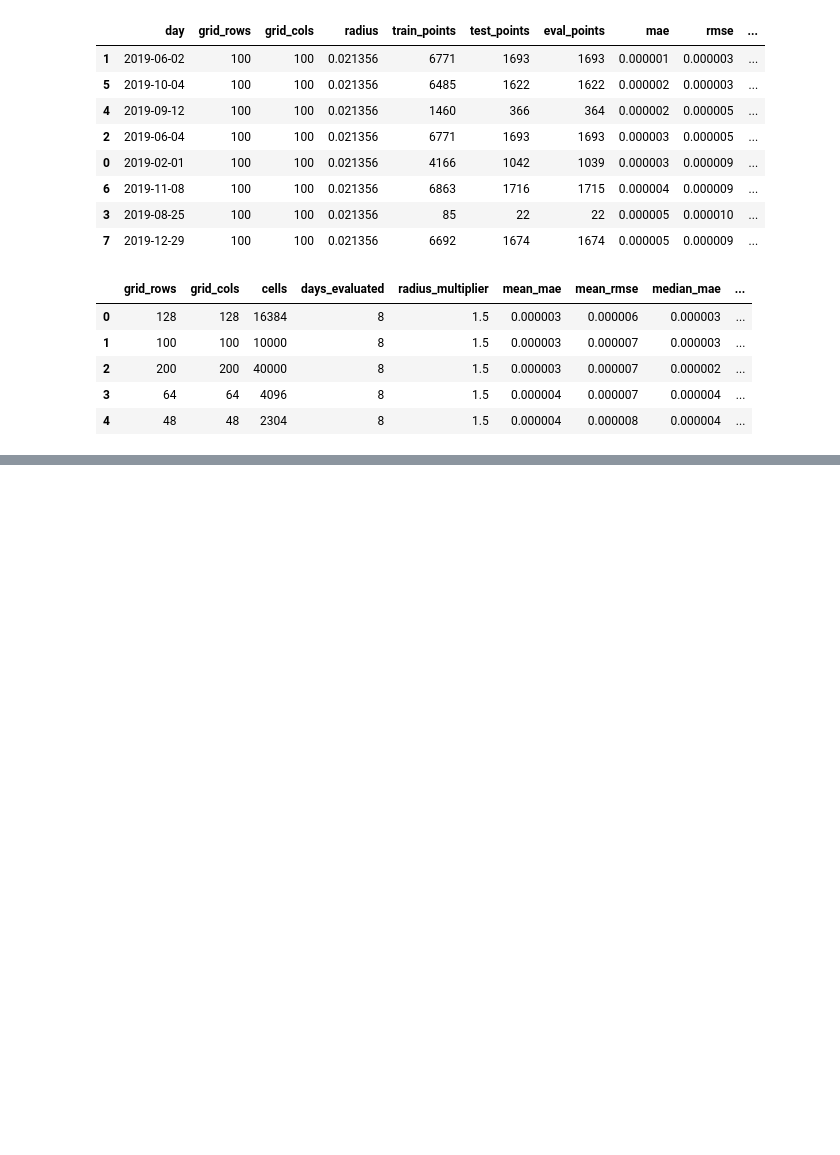
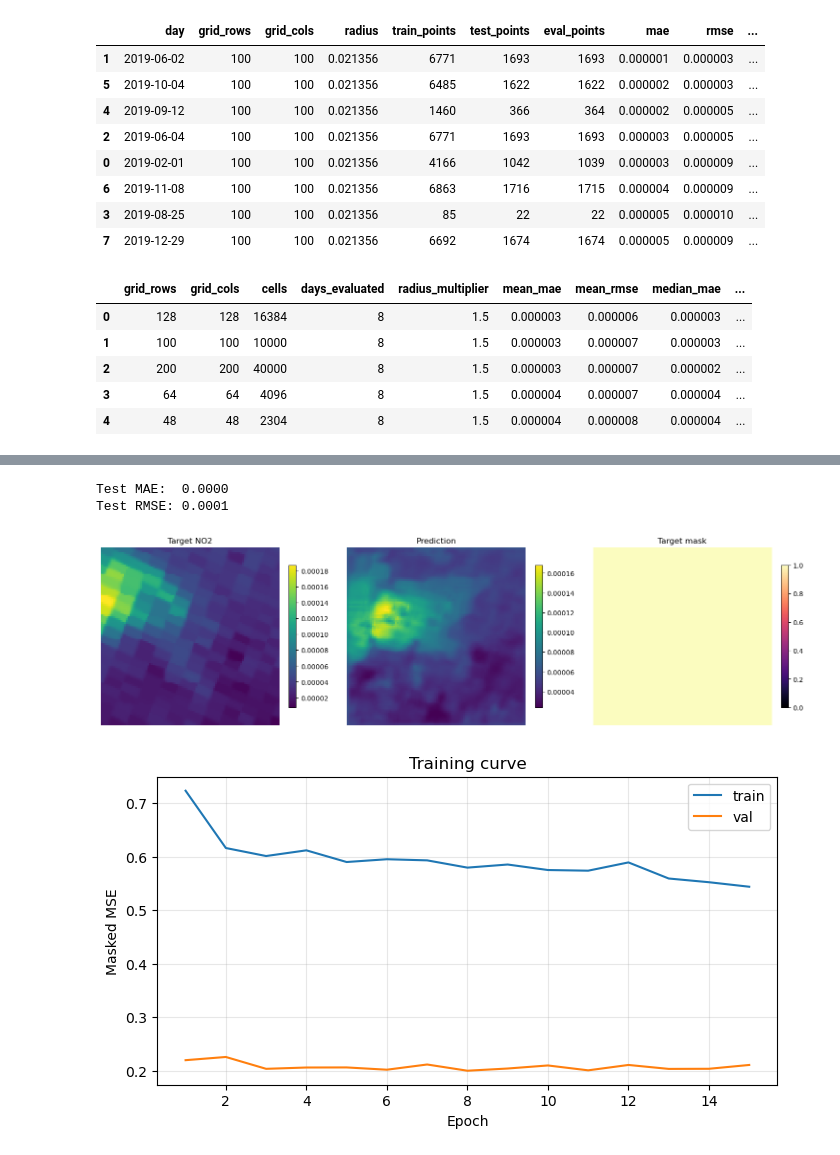
Before and after one commit to ArjSheth/ClimateConsciousImli, a Jupyter notebook: ml_stuff_finally.ipynb, the cells around one changed output, grey strips where cells are left out. Saved outputs shown, nothing was run; the diff lists cells and outputs as text; code cells hidden in the pictures; blank space fills up the shorter version.

```diff
--- a/ml_stuff_finally.ipynb
+++ b/ml_stuff_finally.ipynb
@@ -1011,0 +1327,79 @@ Longitude axis length: 100
+# %%
+from random import randint
+def evaluate_on_loader(model, loader, mean, std):
+    model.eval()
+    preds = []
+    targets = []
+    masks = []
+
+    with torch.no_grad():
+        for x, y, y_mask in loader:
+            x = x.to(device)
+            y = y.to(device)
+            y_mask = y_mask.to(device)
+            prediction = model(x)
+
+            preds.append(prediction.cpu().numpy())
+            targets.append(y.cpu().numpy())
+            masks.append(y_mask.cpu().numpy())
+
+    preds = np.concatenate(preds, axis=0)
+    targets = np.concatenate(targets, axis=0)
+    masks = np.concatenate(masks, axis=0)
+
+    preds = preds * std + mean
+    targets = targets * std + mean
+
+    valid = masks > 0
+    mae = np.mean(np.abs(preds[valid] - targets[valid]))
+    rmse = np.sqrt(np.mean((preds[valid] - targets[valid]) ** 2))
+    return preds, targets, masks, mae, rmse
+
+
+preds, targets, masks, test_mae, test_rmse = evaluate_on_loader(model, test_loader, train_std, train_mean)
+print(f"Test MAE:  {test_mae:.4f}")
+print(f"Test RMSE: {test_rmse:.4f}")
+
+sample_index = randint(0, len(test_dataset))
+sample_x, sample_y, sample_mask = test_dataset[sample_index]
+with torch.no_grad():
+    sample_pred = model(sample_x.unsqueeze(0).to(device)).cpu().squeeze(0).squeeze(0)
+
+sample_target = sample_y.squeeze(0) * train_std + train_mean
+sample_prediction = sample_pred * train_std + train_mean
+sample_mask_2d = sample_mask.squeeze(0)
+
+fig, axes = plt.subplots(1, 3, figsize=(15, 4), constrained_layout=True)
+
+im0 = axes[0].imshow(sample_target.numpy(), cmap="viridis")
+axes[0].set_title("Target NO2")
+axes[0].axis("off")
+
+im1 = axes[1].imshow(sample_prediction.numpy(), cmap="viridis")
+axes[1].set_title("Prediction")
+axes[1].axis("off")
+
+im2 = axes[2].imshow(sample_mask_2d.numpy(), cmap="magma", vmin=0, vmax=1)
+axes[2].set_title("Target mask")
+axes[2].axis("off")
+
+fig.colorbar(im0, ax=axes[0], shrink=0.8)
+fig.colorbar(im1, ax=axes[1], shrink=0.8)
+fig.colorbar(im2, ax=axes[2], shrink=0.8)
+plt.show()
+
+if not history_df.empty:
+    plt.figure(figsize=(8, 4))
+    plt.plot(history_df["epoch"], history_df["train_loss"], label="train")
+    plt.plot(history_df["epoch"], history_df["val_loss"], label="val")
+    plt.xlabel("Epoch")
+    plt.ylabel("Masked MSE")
+    plt.title("Training curve")
+    plt.legend()
+    plt.grid(alpha=0.3)
+    plt.show()
+# %% [output]
+Test MAE:  0.0000
+Test RMSE: 0.0001
+[figure, added]
+[figure, added]
```
Also changed, not shown: parts of 17 cells of this notebook.
